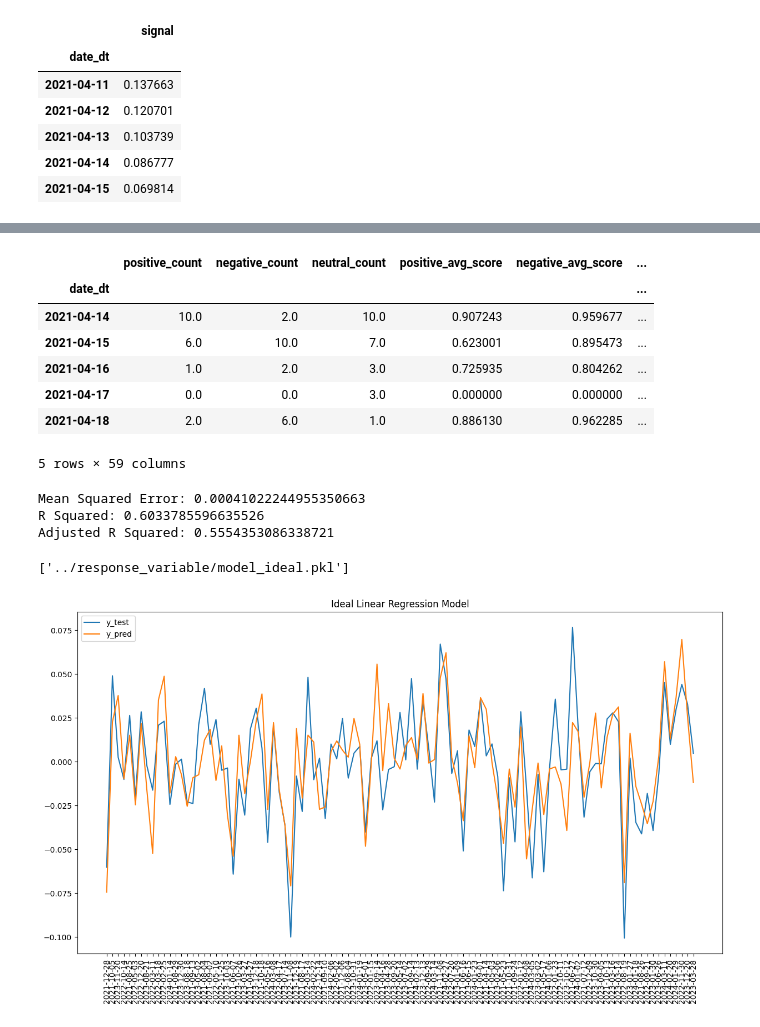
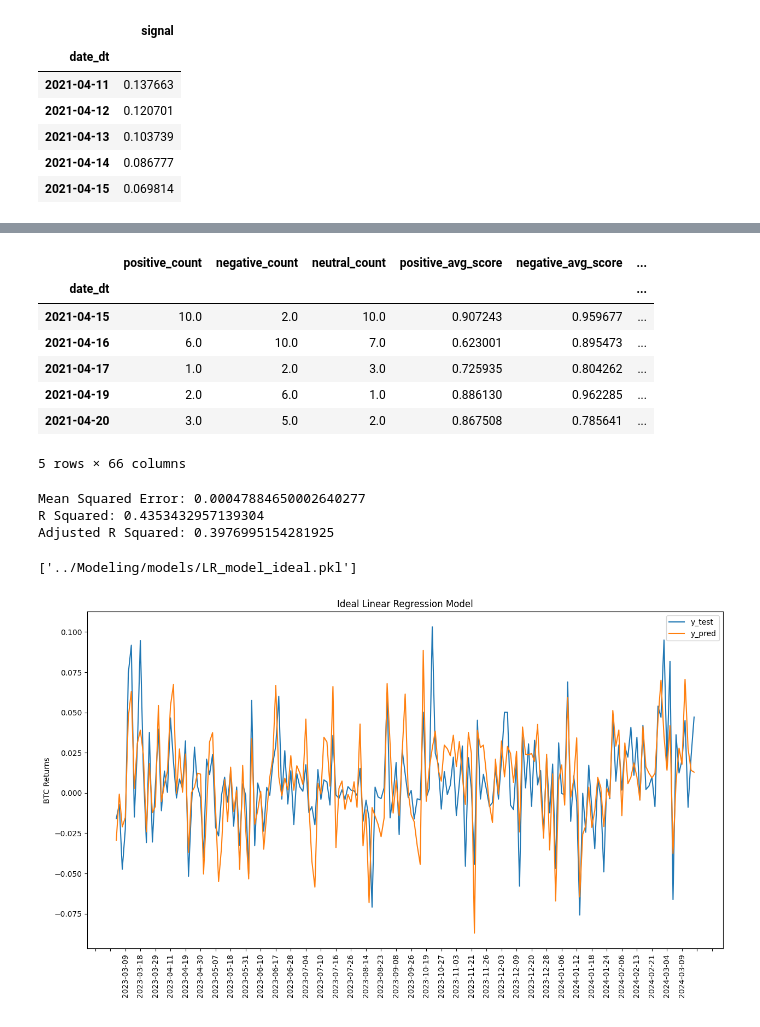
Before and after one commit to nogibjj/Flamingo-ML, a Jupyter notebook: Data_Merging/data_puller.ipynb, the cells around one changed output, grey strips where cells are left out. Cells and saved outputs as stored; diff of their text form; code cells hidden in the pictures.

Commit message:
final consolidated data

```diff
--- a/Data_Merging/data_puller.ipynb
+++ b/Data_Merging/data_puller.ipynb
@@ -23,6 +36,5 @@ bitcoin_daily.head()
 # %%
 coin_daily.set_index("date_dt", inplace=True)
-coin_daily = coin_daily.drop(columns=["Unnamed: 0"])
 # add coinbase prefix to columns
 coin_daily.columns = ["coinbase_" + col for col in coin_daily.columns]
 coin_daily.head()
@@ -76,17 +80,18 @@ btc_returns.head()
 data = pd.merge(bitcoin_daily, coin_daily, on="date_dt", how="left")
 data = pd.merge(data, google_trends, on="date_dt", how="left")
 data = pd.merge(data, non_sentiment, on="date_dt", how="left")
-data = pd.merge(data, btc_returns, on="date_dt", how="left")
+# data = pd.merge(data, btc_returns, on="date_dt", how="left")
+data = pd.merge(data, twitter_sentiment, on="date_dt", how="left")
 
 data.head()
 # %% [output]
 |  | positive_count | negative_count | neutral_count | positive_avg_score | negative_avg_score | ... |
 | date_dt |  |  |  |  |  | ... |
-| 2021-04-14 | 10.0 | 2.0 | 10.0 | 0.907243 | 0.959677 | ... |
-| 2021-04-15 | 6.0 | 10.0 | 7.0 | 0.623001 | 0.895473 | ... |
-| 2021-04-16 | 1.0 | 2.0 | 3.0 | 0.725935 | 0.804262 | ... |
-| 2021-04-17 | 0.0 | 0.0 | 3.0 | 0.000000 | 0.000000 | ... |
-| 2021-04-18 | 2.0 | 6.0 | 1.0 | 0.886130 | 0.962285 | ... |
+| 2021-04-15 | 10.0 | 2.0 | 10.0 | 0.907243 | 0.959677 | ... |
+| 2021-04-16 | 6.0 | 10.0 | 7.0 | 0.623001 | 0.895473 | ... |
+| 2021-04-17 | 1.0 | 2.0 | 3.0 | 0.725935 | 0.804262 | ... |
+| 2021-04-19 | 2.0 | 6.0 | 1.0 | 0.886130 | 0.962285 | ... |
+| 2021-04-20 | 3.0 | 5.0 | 2.0 | 0.867508 | 0.785641 | ... |
-5 rows × 59 columns
+5 rows × 66 columns
 # %%
 # save data
@@ -107,12 +112,13 @@ from sklearn.model_selection import train_test_split
 
 # drop rows with missing values
 data = data.dropna()
-data = data.drop(columns=["Returns"])
 # %%
 from sklearn.metrics import mean_squared_error
 import joblib
 
 
+# cumulative sum for last 100 days of news sentiment
+data["total_news_score_lag_100_sum"] = data["total_news_score"].rolling(100).sum()
 data = data.dropna()
 
 # split data
@@ -128,14 +134,17 @@ cols = [
     "positive_avg_score",
     "btc_signal",
     "signal",
+    "total_news_score_lag_100_sum",
     "Daily Return",
 ]
 X = data[cols].drop(columns=["Daily Return"])
 y = data["Daily Return"]
 
-X_train, X_test, y_train, y_test = train_test_split(
-    X, y, test_size=0.2, random_state=42
-)
+split_date = "2023-03-01"
+X_train = X[X.index < split_date]
+X_test = X[X.index >= split_date]
+y_train = y[y.index < split_date]
+y_test = y[y.index >= split_date]
 
 # fit model
 model = LinearRegression()
@@ -158,12 +167,12 @@ adj_r_squared = 1 - (1 - r_squared) * (n - 1) / (n - p - 1)
 print(f"Adjusted R Squared: {adj_r_squared}")
 
 # save model
-joblib.dump(model, "../response_variable/model_ideal.pkl")
+joblib.dump(model, "../Modeling/models/LR_model_ideal.pkl")
 # %% [output]
-Mean Squared Error: 0.00041022244955350663
-R Squared: 0.6033785596635526
-Adjusted R Squared: 0.5554353086338721
+Mean Squared Error: 0.00047884650002640277
+R Squared: 0.4353432957139304
+Adjusted R Squared: 0.3976995154281925
-['../response_variable/model_ideal.pkl']
+['../Modeling/models/LR_model_ideal.pkl']
 # %%
 # make a dataframe with y_test and y_pred
 results = pd.DataFrame({"y_test": y_test, "y_pred": y_pred})
@@ -176,16 +185,19 @@ results.to_csv("../response_variable/results_ideal.csv")
 # %%
 # plot results
 import matplotlib.pyplot as plt
 
 plt.plot(results["y_test"], label="y_test")
 plt.plot(results["y_pred"], label="y_pred")
 plt.legend()
 plt.title("Ideal Linear Regression Model")
 plt.xticks(rotation=90)
 plt.gcf().set_size_inches(15, 8)
+# Set x-axis major ticks to occur every 300 days.
+plt.gca().xaxis.set_major_locator(mdates.DayLocator(interval=5))
+plt.ylabel("BTC Returns")
 plt.show()
 # %% [output]
-[figure, old version]
+[figure, new version]
 # %%
 # plot hist fot y_pred
 results["y_pred"].hist()
```
Also changed, not shown: parts of 15 cells of this notebook, 24 other files.
